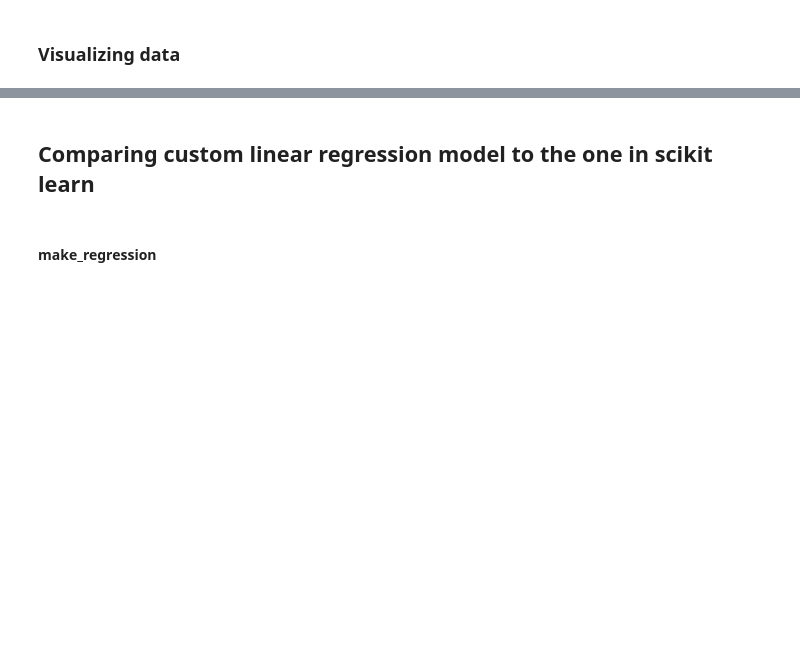
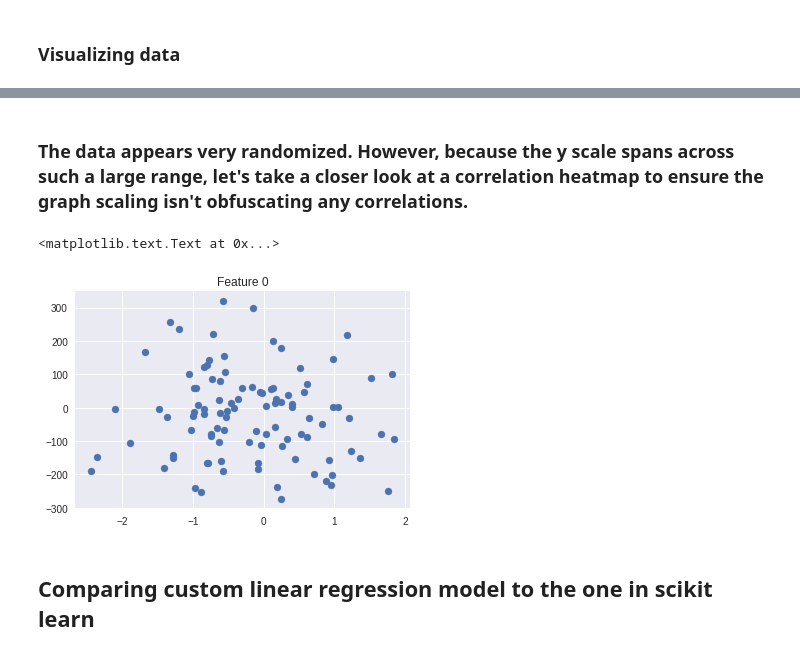
Before and after one commit to jatatman/Cap, a Jupyter notebook: ipynb/Linear_Regression-Make_Regression.ipynb, the cells around one changed output, grey strips where cells are left out. Saved outputs shown, nothing was run; the diff lists cells and outputs as text; code cells hidden in the pictures; blank space fills up the shorter version.

```diff
--- a/ipynb/Linear_Regression-Make_Regression.ipynb
+++ b/ipynb/Linear_Regression-Make_Regression.ipynb
@@ -118,7 +49,13 @@ sns.pairplot(bos_X)
+# %% [markdown]
+### The data appears very randomized. However, because the y scale spans across such a large range, let's take a closer look at a correlation heatmap to ensure the graph scaling isn't obfuscating any correlations.
+# %%
+plt.scatter(mr_X[0], mr_y)
+plt.title('Feature 0')
+# %% [output]
+<matplotlib.text.Text at 0x...>
+[figure, added]
 # %% [markdown]
 ## Comparing custom linear regression model to the one in scikit learn
-# %% [markdown]
-#### make_regression
 # %%
 from sklearn.linear_model import LinearRegression
 from sklearn.model_selection import train_test_split
```
Also changed, not shown: parts of 39 cells of this notebook, 15 other files.
